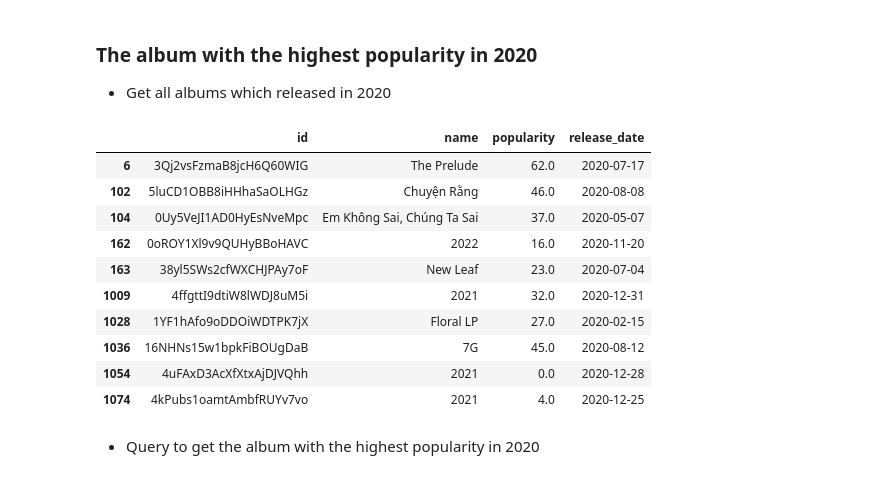
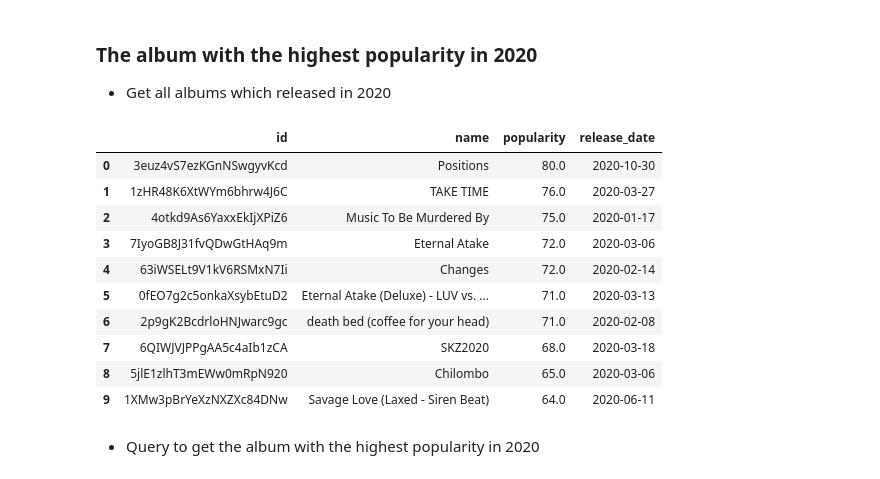
Before and after one commit to quytrungg/Final_Project_CSC14119, a Jupyter notebook: albums_data_exploration.ipynb, the cells around one changed output. Drawn from its saved outputs; the diff is of its cells as text; code cells hidden in the pictures.

```diff
--- a/albums_data_exploration.ipynb
+++ b/albums_data_exploration.ipynb
@@ -146,8 +148,8 @@ Ex: 2022-11-20 00:00:00
 # %% [markdown]
 ### <b>Drop duplicated albums</b>
 # %%
-dropped_album = pd_album.drop_duplicates(subset = ['id'], keep = 'first', inplace = False)
-dropped_album.head(10)
+albums_data = pd_album.drop_duplicates(subset = ['id'], keep = 'first', inplace = False)
+albums_data.head(10)
 # %% [output]
 |  | id | name | popularity | available_markets | release_date | total_tracks |
 | 0 | 7lPoGKpCGgdKFAxpudhAH5 | Speak Your Mind (Deluxe) | 72 | 183 | 2018-04-27 | 18 |
@@ -255,21 +257,21 @@ display(albums_2021.loc[(albums_2021['popularity'] >= albums_2021['popularity'].
 ### <b>The album with the highest popularity in 2020</b>
 - Get all albums which released in 2020
 # %%
-albums_2020 = dropped_album[['id', 'name', 'popularity', 'release_date']].where(dropped_album['release_date'].dt.year == 2020)
+albums_2020 = albums_data[['id', 'name', 'popularity', 'release_date']].where(albums_data['release_date'].dt.year == 2020)
 albums_2020.dropna(inplace = True)
-albums_2020.head(10)
+albums_2020.sort_values(by = 'popularity', ascending = False, ignore_index = True).head(10)
 # %% [output]
 |  | id | name | popularity | release_date |
-| 6 | 3Qj2vsFzmaB8jcH6Q60WIG | The Prelude | 62.0 | 2020-07-17 |
-| 102 | 5luCD1OBB8iHHhaSaOLHGz | Chuyện Rằng | 46.0 | 2020-08-08 |
-| 104 | 0Uy5VeJI1AD0HyEsNveMpc | Em Không Sai, Chúng Ta Sai | 37.0 | 2020-05-07 |
-| 162 | 0oROY1Xl9v9QUHyBBoHAVC | 2022 | 16.0 | 2020-11-20 |
-| 163 | 38yl5SWs2cfWXCHJPAy7oF | New Leaf | 23.0 | 2020-07-04 |
-| 1009 | 4ffgttI9dtiW8lWDJ8uM5i | 2021 | 32.0 | 2020-12-31 |
-| 1028 | 1YF1hAfo9oDDOiWDTPK7jX | Floral LP | 27.0 | 2020-02-15 |
-| 1036 | 16NHNs15w1bpkFiBOUgDaB | 7G | 45.0 | 2020-08-12 |
-| 1054 | 4uFAxD3AcXfXtxAjDJVQhh | 2021 | 0.0 | 2020-12-28 |
-| 1074 | 4kPubs1oamtAmbfRUYv7vo | 2021 | 4.0 | 2020-12-25 |
+| 0 | 3euz4vS7ezKGnNSwgyvKcd | Positions | 80.0 | 2020-10-30 |
+| 1 | 1zHR48K6XtWYm6bhrw4J6C | TAKE TIME | 76.0 | 2020-03-27 |
+| 2 | 4otkd9As6YaxxEkIjXPiZ6 | Music To Be Murdered By | 75.0 | 2020-01-17 |
+| 3 | 7IyoGB8J31fvQDwGtHAq9m | Eternal Atake | 72.0 | 2020-03-06 |
+| 4 | 63iWSELt9V1kV6RSMxN7Ii | Changes | 72.0 | 2020-02-14 |
+| 5 | 0fEO7g2c5onkaXsybEtuD2 | Eternal Atake (Deluxe) - LUV vs. ... | 71.0 | 2020-03-13 |
+| 6 | 2p9gK2BcdrloHNJwarc9gc | death bed (coffee for your head) | 71.0 | 2020-02-08 |
+| 7 | 6QIWJVJPPgAA5c4aIb1zCA | SKZ2020 | 68.0 | 2020-03-18 |
+| 8 | 5jlE1zlhT3mEWw0mRpN920 | Chilombo | 65.0 | 2020-03-06 |
+| 9 | 1XMw3pBrYeXzNXZXc84DNw | Savage Love (Laxed - Siren Beat) | 64.0 | 2020-06-11 |
 # %% [markdown]
 - Query to get the album with the highest popularity in 2020
 # %%
```
Also changed, not shown: parts of 10 cells of this notebook.
